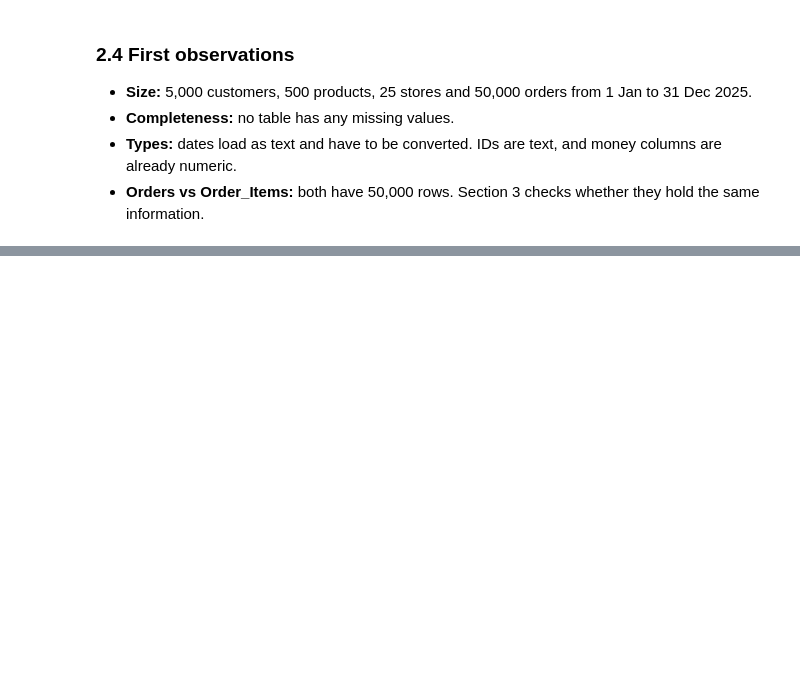
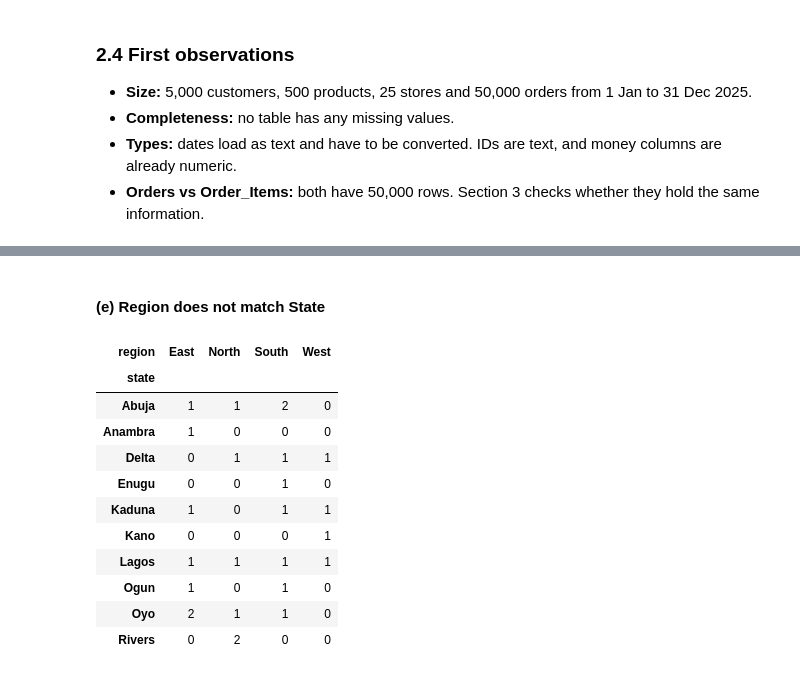
Before and after one commit to Mo-lemi/AnalystLab-Africa-Data-Science, a Jupyter notebook: Week1_DataScience_Project/Week1_EDA.ipynb, the cells around one changed output, grey strips where cells are left out. Saved outputs shown, nothing was run; the diff lists cells and outputs as text; code cells hidden in the pictures; blank space fills up the shorter version.

```diff
--- a/Week1_DataScience_Project/Week1_EDA.ipynb
+++ b/Week1_DataScience_Project/Week1_EDA.ipynb
@@ -236,0 +329,7 @@ Tables missing   : ['Employees', 'Inventory', 'Order_Items', 'Suppliers']
+# %%
+before = len(clean["returns"])
+clean["returns"] = (clean["returns"].sort_values("return_id")
+                    .drop_duplicates(subset="order_id", keep="first")
+                    .reset_index(drop=True))
+log_step("returns", "remove duplicates", "kept first return record per order_id", before - len(clean["returns"]))
+print(f"Returns: {before:,} -> {len(clean['returns']):,} rows")
@@ -236,0 +379,13 @@ Tables missing   : ['Employees', 'Inventory', 'Order_Items', 'Suppliers']
+# %%
+DATE_COLUMNS = {
+    "customers": ["registration_date"], "orders": ["order_date"], "stores": ["opening_date"],
+    "returns": ["return_date"], "employees": ["hire_date"], "inventory": ["last_restock_date"],
+}
+
+for name, cols in DATE_COLUMNS.items():
+    for col in cols:
+        parsed = pd.to_datetime(clean[name][col], format="%m/%d/%Y", errors="coerce")
+        bad = parsed.isna().sum()
+        clean[name][col] = parsed
+        log_step(name, "convert dates", f"{col} -> datetime64 (unparseable: {bad})")
+        print(f"{name:<10} {col:<18} {parsed.min().date()} → {parsed.max().date()}   unparseable={bad}")
@@ -236,0 +512,12 @@ Tables missing   : ['Employees', 'Inventory', 'Order_Items', 'Suppliers']
+# %%
+orders = clean["orders"].rename(columns={"discount": "discount_pct"})
+orders["gross_sales"] = orders["quantity"] * orders["unit_price"]
+orders["discount_amount"] = (orders["gross_sales"] * orders["discount_pct"] / 100).round(2)
+orders["net_sales"] = orders["gross_sales"] - orders["discount_amount"]
+orders["line_total_source"] = clean["order_items"]["line_total"].values
+clean["orders"] = orders
+log_step("orders", "inconsistent values",
+         "discount treated as % (values 0-20); recomputed gross_sales, discount_amount, net_sales", len(orders))
+
+print(f"Total discount, source logic : ₦{(orders['gross_sales'] - orders['line_total_source']).sum():,.0f}")
+print(f"Total discount, corrected    : ₦{orders['discount_amount'].sum():,.0f}")
@@ -236,0 +543,5 @@ Tables missing   : ['Employees', 'Inventory', 'Order_Items', 'Suppliers']
+# %%
+stores = clean["stores"]
+stores["store_label"] = stores["city"].astype(str) + " (" + stores["store_id"] + ")"
+log_step("stores", "inconsistent values", "added unique store_label (names repeat across stores)", len(stores))
+stores[["store_id", "store_name", "store_label"]].head()
@@ -236,0 +555,17 @@ Tables missing   : ['Employees', 'Inventory', 'Order_Items', 'Suppliers']
+# %% [markdown]
+#### (e) Region does not match State
+# %%
+pd.crosstab(stores["state"], stores["region"])
+# %% [output]
+| region | East | North | South | West |
+| state |  |  |  |  |
+| Abuja | 1 | 1 | 2 | 0 |
+| Anambra | 1 | 0 | 0 | 0 |
+| Delta | 0 | 1 | 1 | 1 |
+| Enugu | 0 | 0 | 1 | 0 |
+| Kaduna | 1 | 0 | 1 | 1 |
+| Kano | 0 | 0 | 0 | 1 |
+| Lagos | 1 | 1 | 1 | 1 |
+| Ogun | 1 | 0 | 1 | 0 |
+| Oyo | 2 | 1 | 1 | 0 |
+| Rivers | 0 | 2 | 0 | 0 |
```
Also changed, not shown: parts of 45 cells of this notebook, 10 other files.
